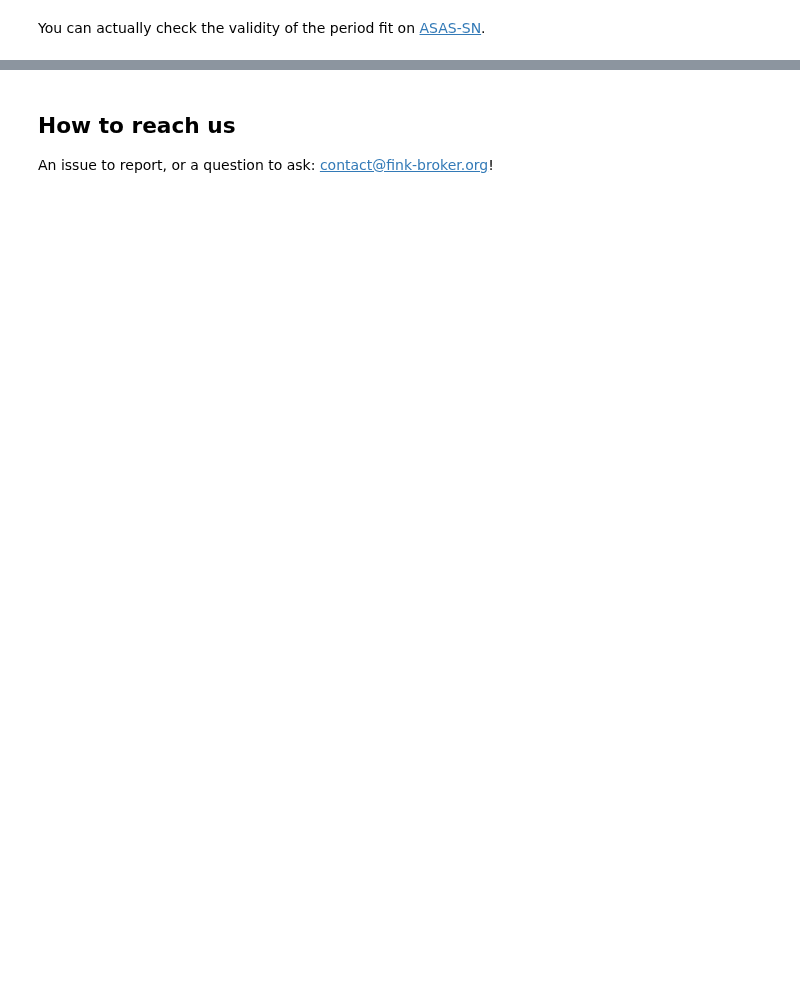
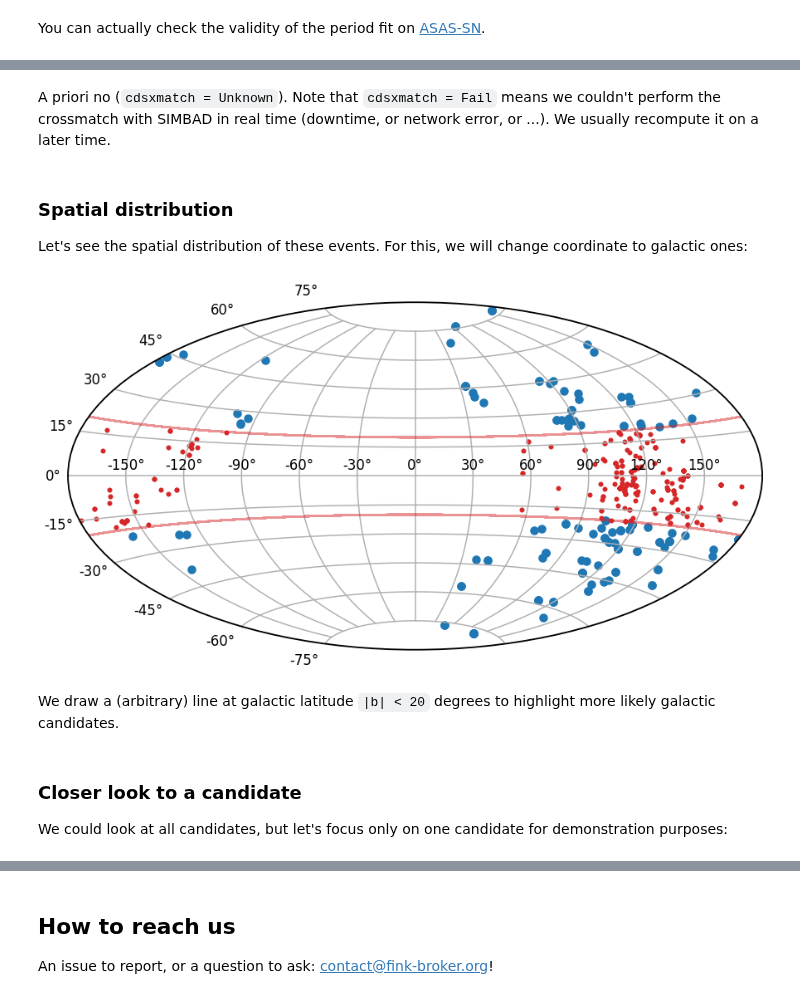
Before and after one commit to astrolabsoftware/fink-tutorials, a Jupyter notebook: galactic/galactic.ipynb, the cells around one changed output, grey strips where cells are left out. Drawn from its saved outputs; the diff is of its cells as text; code cells hidden in the pictures; blank space fills up the shorter version.

```diff
--- a/galactic/galactic.ipynb
+++ b/galactic/galactic.ipynb
@@ -222,0 +239,13 @@ You can actually check the validity of the period fit on [ASAS-SN](https://asas-
+# %%
+# Get all latests alerts associated to Microlensing
+r = requests.post(
+  'http://134.158.75.151:24000/api/v1/latests',
+  json={
+    'class': 'Microlensing candidate',
+    'n': '1000',
+  }
+)
+
+# Format output in a DataFrame
+pdf_mulens = pd.read_json(r.content)
+print(len(pdf_mulens))
@@ -222,0 +264,31 @@ You can actually check the validity of the period fit on [ASAS-SN](https://asas-
+# %% [markdown]
+A priori no (`cdsxmatch = Unknown`). Note that `cdsxmatch = Fail` means we couldn't perform the crossmatch with SIMBAD in real time (downtime, or network error, or ...). We usually recompute it on a later time.
+# %% [markdown]
+### Spatial distribution
+
+Let's see the spatial distribution of these events. For this, we will change coordinate to galactic ones:
+# %%
+gal = SkyCoord(pdf_mulens['i:ra'], pdf_mulens['i:dec'], unit='deg').galactic
+
+fig = plt.figure(figsize=(15, 10))
+
+ax = plt.subplot(projection='aitoff')
+
+mask_gal = np.abs(gal.b.deg) < 20
+
+plt.scatter(gal.l.wrap_at('180d').radian[~mask_gal], gal.b.radian[~mask_gal], color='C0', alpha=1, marker='o')
+plt.scatter(gal.l.wrap_at('180d').radian[mask_gal], gal.b.radian[mask_gal], color='C3', alpha=1, marker='.')
+
+x = np.arange(-180, 180, 0.1)
+plt.plot(x, [20*np.pi/180]*len(x), color='C3', alpha=0.5)
+plt.plot(x, [-20*np.pi/180]*len(x), color='C3', alpha=0.5)
+
+plt.grid();
+# %% [output]
+[figure, added]
+# %% [markdown]
+We draw a (arbitrary) line at galactic latitude `|b| < 20` degrees to highlight more likely galactic candidates.
+# %% [markdown]
+### Closer look to a candidate
+
+We could look at all candidates, but let's focus only on one candidate for demonstration purposes:
```
Also changed, not shown: parts of 22 cells of this notebook, 1 other file.
